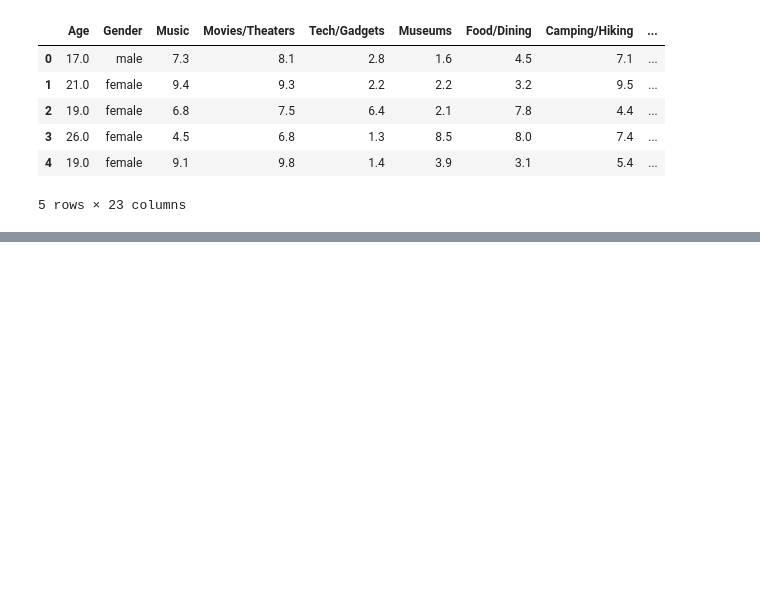
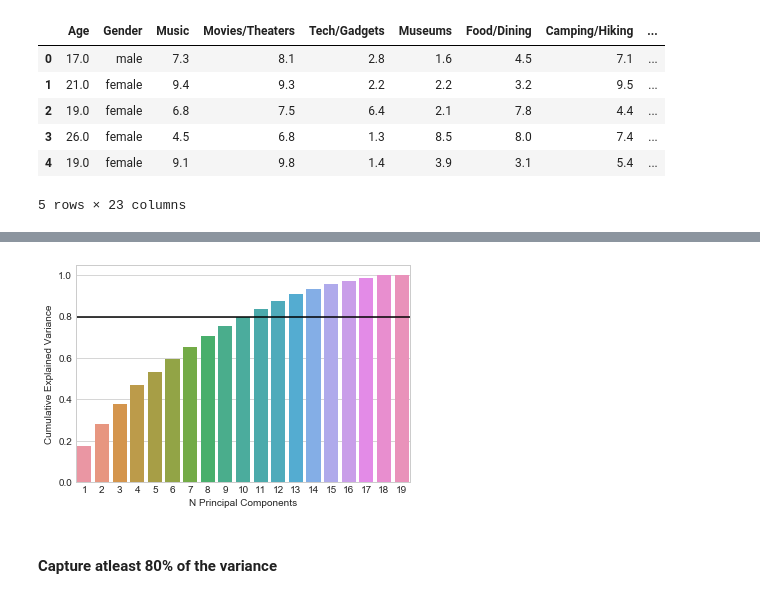
Before and after one commit to a19garcia95/PCA_for_targeted_audience, a Jupyter notebook: report.ipynb, the cells around one changed output, grey strips where cells are left out. Saved outputs shown, nothing was run; the diff lists cells and outputs as text; code cells hidden in the pictures; blank space fills up the shorter version.

```diff
--- a/report.ipynb
+++ b/report.ipynb
@@ -14,0 +203,13 @@ df.head()
+# %%
+# Cumulative Explained Variance
+cumulative = np.cumsum(pca.explained_variance_ratio_)
+sns.barplot(x=np.arange(pca.n_components_) + 1,
+            y=cumulative)
+plt.xlabel('N Principal Components')
+plt.ylabel('Cumulative Explained Variance')
+plt.axhline(y=0.8, color='k', linestyle='-')
+plt.show()
+# %% [output]
+[figure, added]
+# %% [markdown]
+#### Capture atleast 80% of the variance
```
Also changed, not shown: parts of 34 cells of this notebook, 1 other file.
